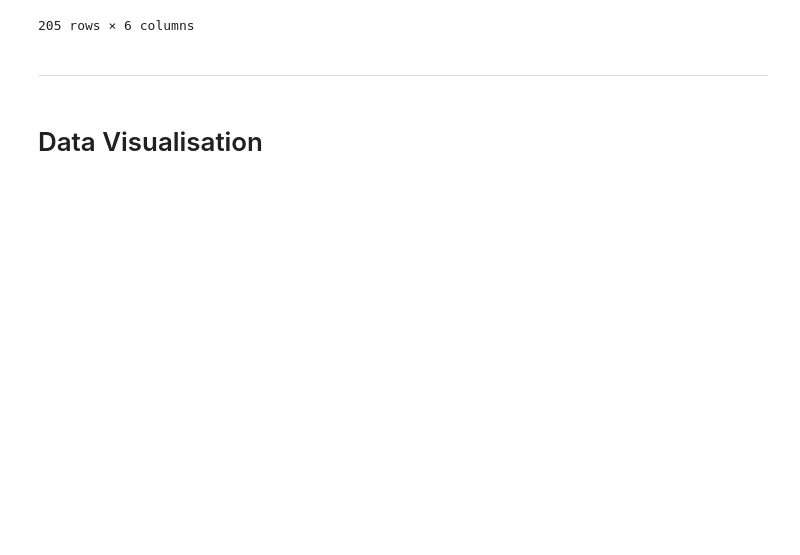
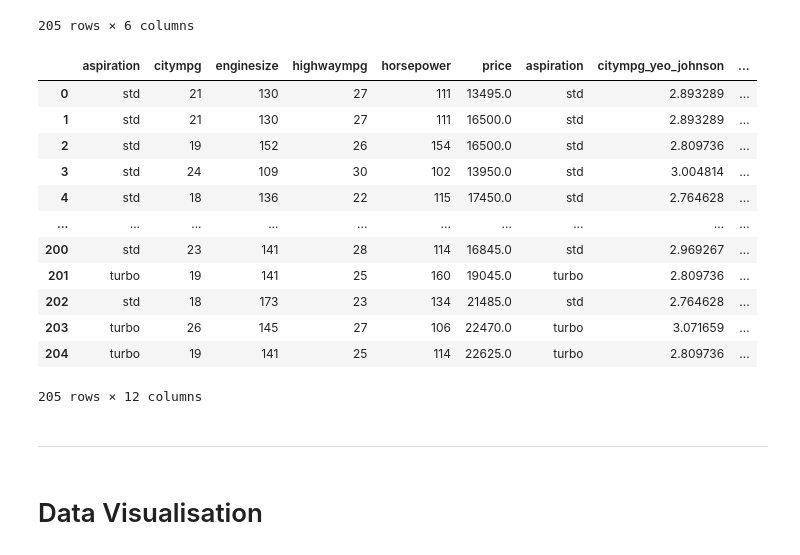
Before and after one commit to Tee-DataA/Hackathon1, a Jupyter notebook: jupyter_notebooks/Notebook_Template.ipynb, the cells around one changed output. Cells and saved outputs as stored; diff of their text form; code cells hidden in the pictures; blank space fills up the shorter version.

```diff
--- a/jupyter_notebooks/Notebook_Template.ipynb
+++ b/jupyter_notebooks/Notebook_Template.ipynb
@@ -585,6 +585,24 @@ df_postp
 | 203 | turbo | 3.071659 | 1.014896 | 4.362712 | 1.524743 | ... |
 | 204 | turbo | 2.809736 | 1.014680 | 4.239180 | 1.528641 | ... |
 205 rows × 6 columns
+# %%
+# One more code that combines both of them so I can plot on one graph when needed
+df_full = pd.concat([df_prep,df_postp],axis=1)
+df_full
+# %% [output]
+|  | aspiration | citympg | enginesize | highwaympg | horsepower | price | aspiration | citympg_yeo_johnson | ... |
+| 0 | std | 21 | 130 | 27 | 111 | 13495.0 | std | 2.893289 | ... |
+| 1 | std | 21 | 130 | 27 | 111 | 16500.0 | std | 2.893289 | ... |
+| 2 | std | 19 | 152 | 26 | 154 | 16500.0 | std | 2.809736 | ... |
+| 3 | std | 24 | 109 | 30 | 102 | 13950.0 | std | 3.004814 | ... |
+| 4 | std | 18 | 136 | 22 | 115 | 17450.0 | std | 2.764628 | ... |
+| ... | ... | ... | ... | ... | ... | ... | ... | ... | ... |
+| 200 | std | 23 | 141 | 28 | 114 | 16845.0 | std | 2.969267 | ... |
+| 201 | turbo | 19 | 141 | 25 | 160 | 19045.0 | turbo | 2.809736 | ... |
+| 202 | std | 18 | 173 | 23 | 134 | 21485.0 | std | 2.764628 | ... |
+| 203 | turbo | 26 | 145 | 27 | 106 | 22470.0 | turbo | 3.071659 | ... |
+| 204 | turbo | 19 | 141 | 25 | 114 | 22625.0 | turbo | 2.809736 | ... |
+205 rows × 12 columns
 # %% [markdown]
 ---
 # %% [markdown]
```
Also changed, not shown: parts of 9 cells of this notebook, 1 other file.
